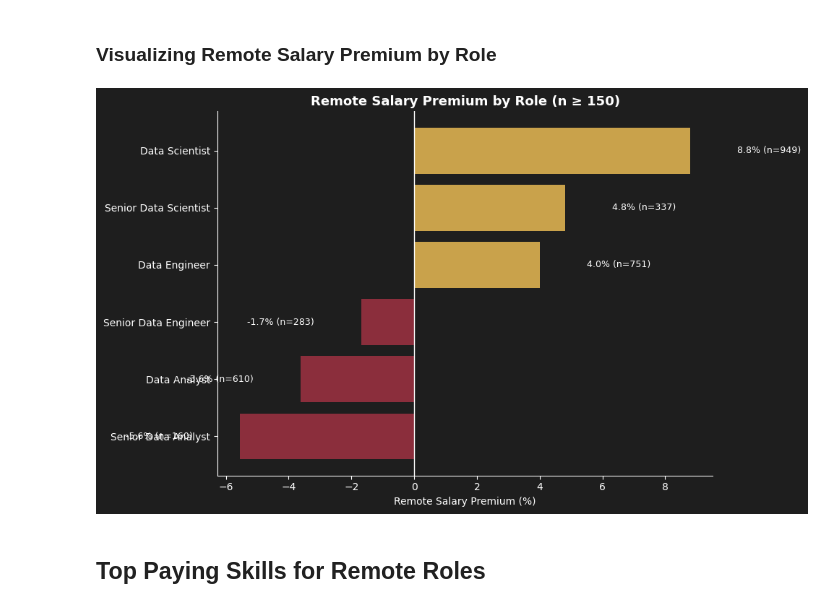
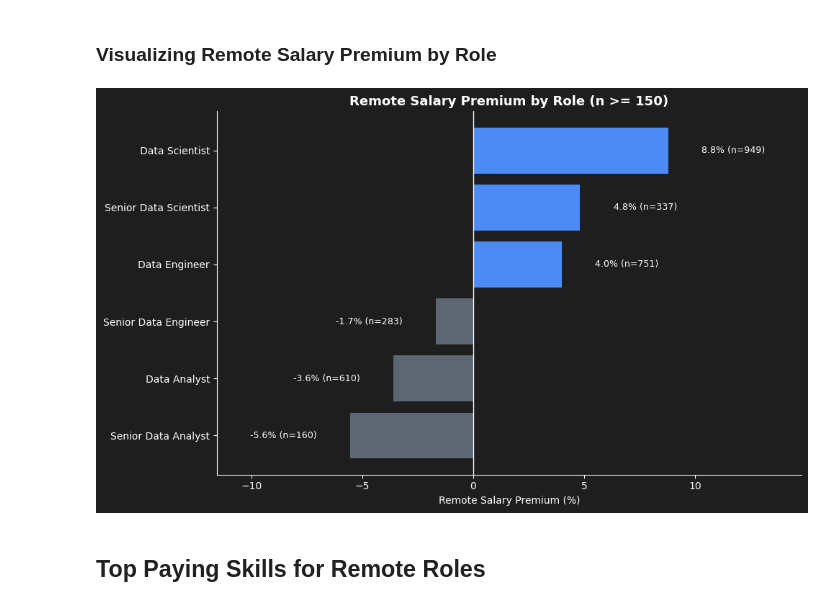
Before and after one commit to Mamadeo44/PYTHON_DATA_PROJECT, a Jupyter notebook: notebooks/3_salary_analysis.ipynb, the cells around one changed output. Saved outputs shown, nothing was run; the diff lists cells and outputs as text; code cells hidden in the pictures.

```diff
--- a/notebooks/3_salary_analysis.ipynb
+++ b/notebooks/3_salary_analysis.ipynb
@@ -117,35 +117,38 @@ Looking only at roles with a reasonably sized remote sample (150+ postings), the
 # %%
 data = role_salary_premium[role_salary_premium['remote_count'] >= 150].reset_index()
 data = data.sort_values('premium_pct', ascending=True)
 
 fig, ax = plt.subplots(figsize=(10, 6))
 bg_color = '#1e1e1e'
 fig.patch.set_facecolor(bg_color)
 ax.set_facecolor(bg_color)
 
-colors = ['#8b2e3c' if val < 0 else '#c9a24b' for val in data['premium_pct']]
+colors = ['#5c6773' if val < 0 else '#4c8bf5' for val in data['premium_pct']]
 
 ax.barh(data['job_title_short'], data['premium_pct'], color=colors)
 ax.axvline(0, color='white', linewidth=1)
 
 for i, (val, n) in enumerate(zip(data['premium_pct'], data['remote_count'])):
     label_x = val + (1.5 if val >= 0 else -1.5)
     ha = 'left' if val >= 0 else 'right'
     ax.text(label_x, i, f'{val:.1f}% (n={n})', va='center', ha=ha, color='white', fontsize=9)
 
-ax.set_title('Remote Salary Premium by Role (n ≥ 150)', fontsize=13, weight='bold', color='white')
+ax.set_title('Remote Salary Premium by Role (n >= 150)', fontsize=13, weight='bold', color='white')
 ax.set_xlabel('Remote Salary Premium (%)', color='white')
 ax.set_ylabel('')
 ax.tick_params(colors='white')
 ax.grid(False)
 ax.spines[['top', 'right']].set_visible(False)
 ax.spines[['left', 'bottom']].set_color('white')
 
+# Extra margin so negative labels don't collide with y-axis ticks
+ax.set_xlim(data['premium_pct'].min() - 6, data['premium_pct'].max() + 6)
+
 plt.tight_layout()
 plt.savefig('../images/remote_salary_premium_by_role.png', dpi=300, bbox_inches='tight', facecolor=bg_color)
 plt.show()
 # %% [output]
-[figure, old version]
+[figure, new version]
 # %% [markdown]
 ## Top Paying Skills for Remote Roles
 # %%
```
Also changed, not shown: 5 other files.
